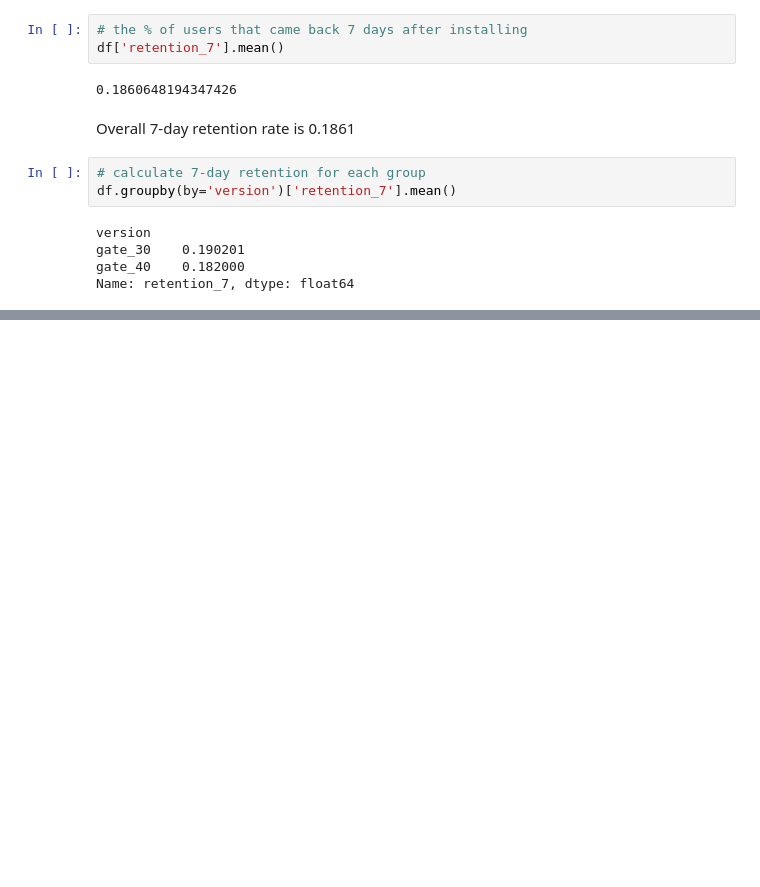
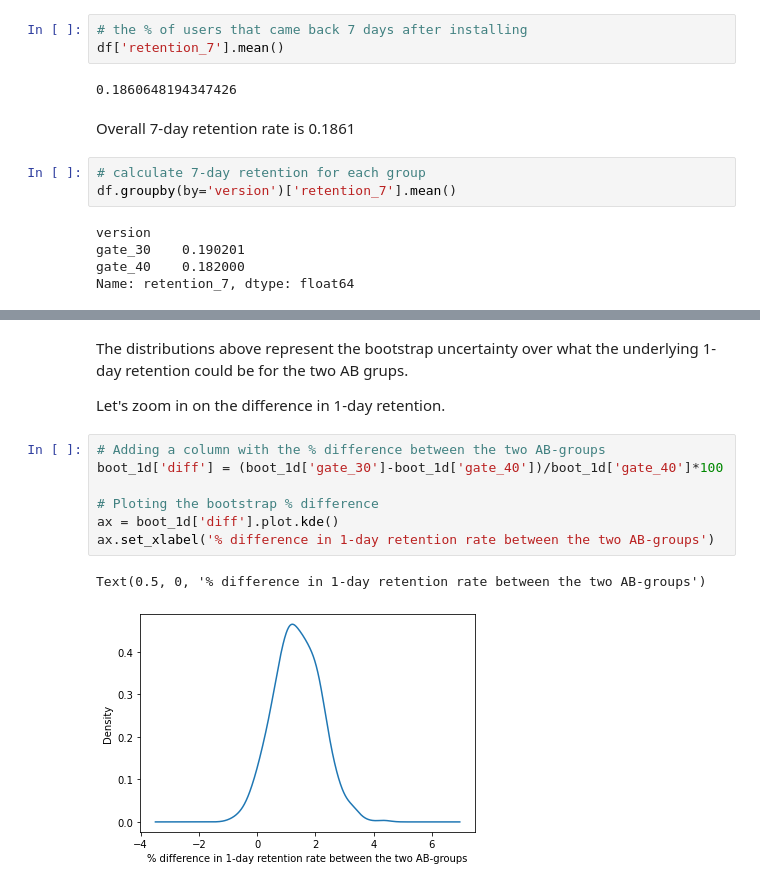
Before and after one commit to tangyuan233/Mobile-Game-A-B-Testing, a Jupyter notebook: cookie_cats.ipynb, the cells around one changed output, grey strips where cells are left out. Cells and saved outputs as stored; diff of their text form; blank space fills up the shorter version.

```diff
--- a/cookie_cats.ipynb
+++ b/cookie_cats.ipynb
@@ -157,0 +180,14 @@ Name: retention_7, dtype: float64
+# %% [markdown]
+The distributions above represent the bootstrap uncertainty over what the underlying 1-day retention could be for the two AB grups.
+
+Let's zoom in on the difference in 1-day retention.
+# %%
+# Adding a column with the % difference between the two AB-groups
+boot_1d['diff'] = (boot_1d['gate_30']-boot_1d['gate_40'])/boot_1d['gate_40']*100
+
+# Ploting the bootstrap % difference
+ax = boot_1d['diff'].plot.kde()
+ax.set_xlabel('% difference in 1-day retention rate between the two AB-groups')
+# %% [output]
+Text(0.5, 0, '% difference in 1-day retention rate between the two AB-groups')
+[figure, added]
```
Also changed, not shown: parts of 21 cells of this notebook.
